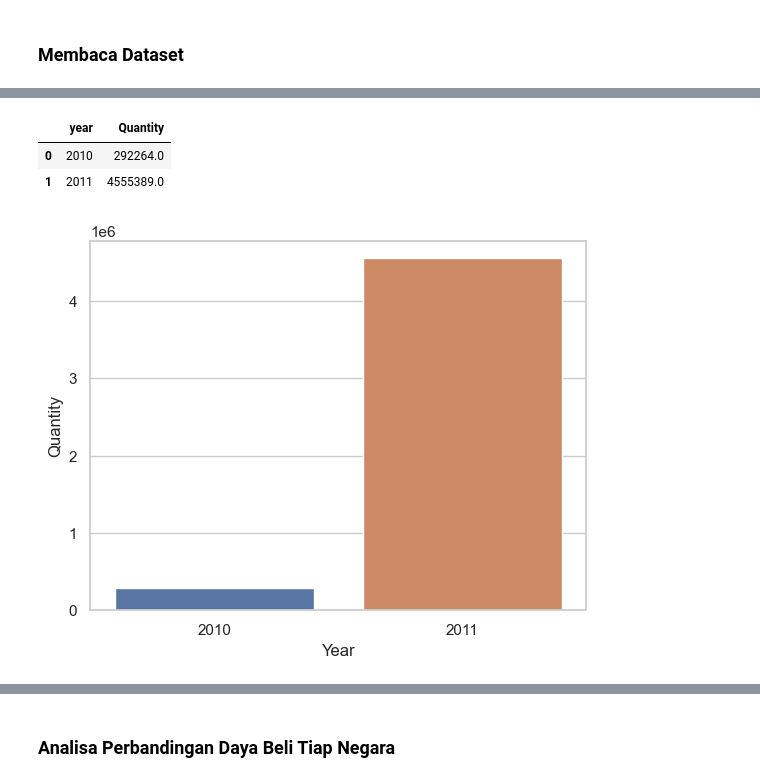
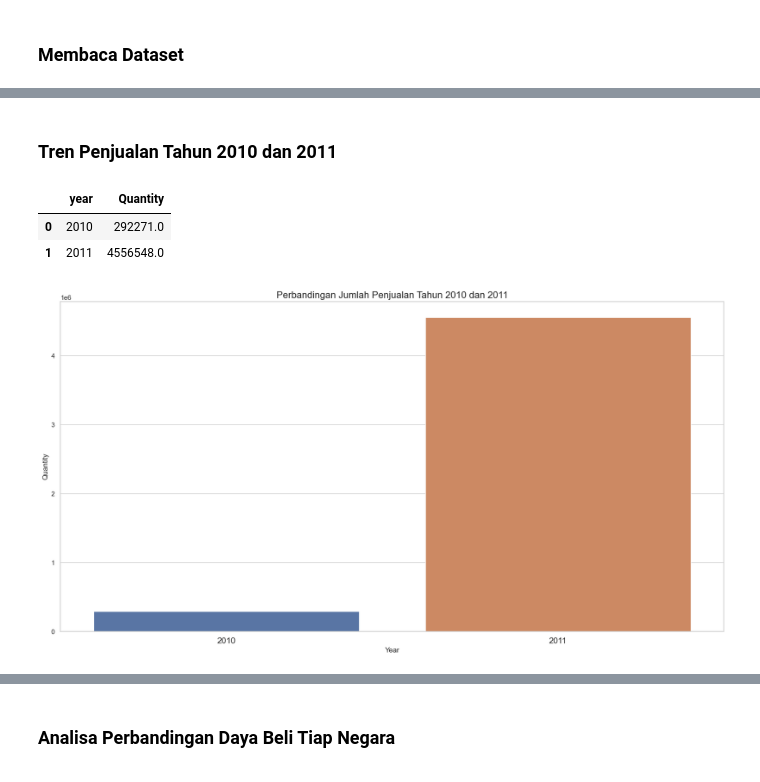
Before and after one commit to GLAZERadr/Data_Science_For_Industry_Task_3, a Jupyter notebook: Data_Exploration.ipynb, the cells around one changed output, grey strips where cells are left out. Drawn from its saved outputs; the diff is of its cells as text; code cells hidden in the pictures.

```diff
--- a/Data_Exploration.ipynb
+++ b/Data_Exploration.ipynb
@@ -21,0 +36,3 @@ df.head()
+# %%
+clean = pd.read_csv('Dataset/clean_data_d_m_p_c.csv', encoding='utf-8')
+clean.head()
@@ -56,17 +60,21 @@ plt.show()
+# %% [markdown]
+### Tren Penjualan Tahun 2010 dan 2011
 # %%
-quantity_per_year = df.groupby('year')['Quantity'].sum()
+quantity_per_year = clean.groupby('year')['Quantity'].sum()
 
 quantity_per_year.to_frame().reset_index()
 # %% [output]
 |  | year | Quantity |
-| 0 | 2010 | 292264.0 |
-| 1 | 2011 | 4555389.0 |
+| 0 | 2010 | 292271.0 |
+| 1 | 2011 | 4556548.0 |
 # %%
+plt.figure(figsize=(20,10))
 sns.barplot(data=quantity_per_year, x=quantity_per_year.index, y=quantity_per_year.values)
-plt.xticks(range(len(quantity_per_year.index)), quantity_per_year.index)
+plt.xticks(range(len(quantity_per_year.index)), quantity_per_year.index, fontsize=14)
 
 plt.xlabel('Year')
 plt.ylabel('Quantity')
+plt.title('Perbandingan Jumlah Penjualan Tahun 2010 dan 2011', fontsize=16)
 plt.show()
 # %% [output]
-[figure, old version]
+[figure, new version]
```
Also changed, not shown: parts of 86 cells of this notebook, 4 other files.
